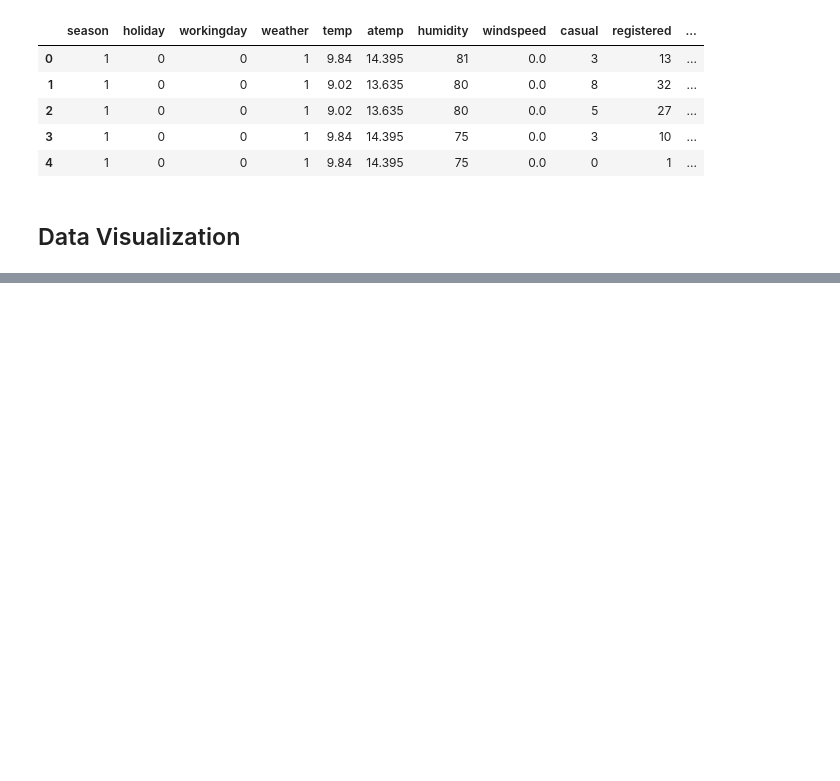
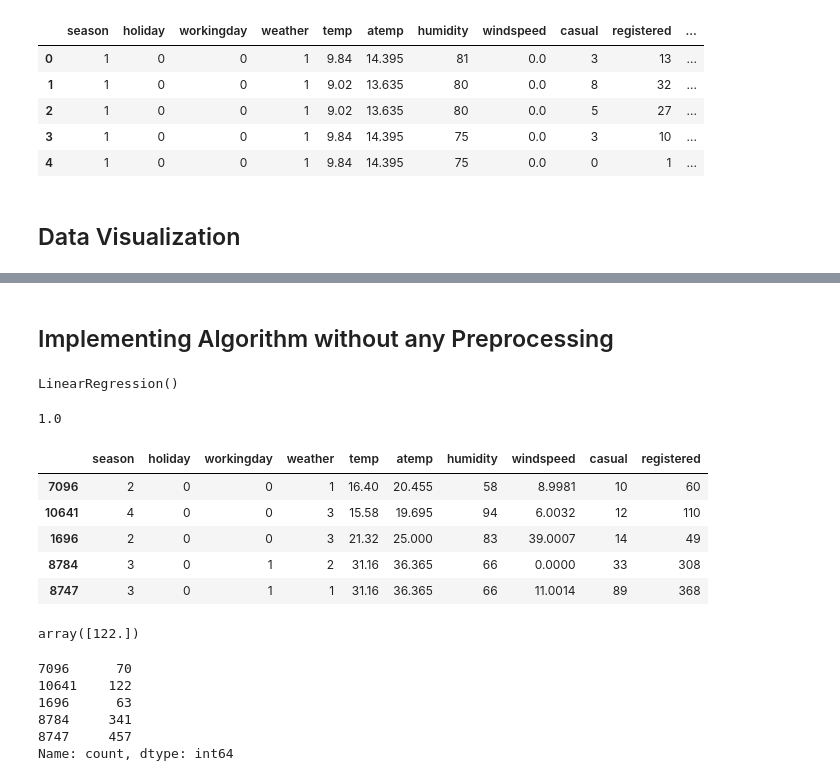
Before and after one commit to Mandarhp77/Cdac_Statistics, a Jupyter notebook: Bike Sharing Demand/Bike_sharing_demand.ipynb, the cells around one changed output, grey strips where cells are left out. Saved outputs shown, nothing was run; the diff lists cells and outputs as text; code cells hidden in the pictures; blank space fills up the shorter version.

```diff
--- a/Bike Sharing Demand/Bike_sharing_demand.ipynb
+++ b/Bike Sharing Demand/Bike_sharing_demand.ipynb
@@ -199,0 +231,7 @@ for column in continuous:
+# %% [markdown]
+## Implementing Algorithm without any Preprocessing
+# %%
+x = bike_data.drop(["count"], axis=1)
+y = bike_data["count"]
+# %%
+x_train, x_test, y_train, y_test = train_test_split(x, y, test_size=0.3, random_state=50)
@@ -199,0 +240,4 @@ for column in continuous:
+# %%
+lin_algo.fit(x_train, y_train)
+# %% [output]
+LinearRegression()
@@ -199,0 +246,27 @@ for column in continuous:
+# %%
+r2_score(y_test, prediction)
+# %% [output]
+1.0
+# %%
+x_test.head()
+# %% [output]
+|  | season | holiday | workingday | weather | temp | atemp | humidity | windspeed | casual | registered |
+| 7096 | 2 | 0 | 0 | 1 | 16.40 | 20.455 | 58 | 8.9981 | 10 | 60 |
+| 10641 | 4 | 0 | 0 | 3 | 15.58 | 19.695 | 94 | 6.0032 | 12 | 110 |
+| 1696 | 2 | 0 | 0 | 3 | 21.32 | 25.000 | 83 | 39.0007 | 14 | 49 |
+| 8784 | 3 | 0 | 1 | 2 | 31.16 | 36.365 | 66 | 0.0000 | 33 | 308 |
+| 8747 | 3 | 0 | 1 | 1 | 31.16 | 36.365 | 66 | 11.0014 | 89 | 368 |
+# %%
+prediction = lin_algo.predict([[4,0,0,3,15.58,19,94,6.003,12,110]])
+prediction
+# %% [output]
+array([122.])
+# %%
+y_test.head()
+# %% [output]
+7096      70
+10641    122
+1696      63
+8784     341
+8747     457
+Name: count, dtype: int64
```
Also changed, not shown: parts of 18 cells of this notebook.
